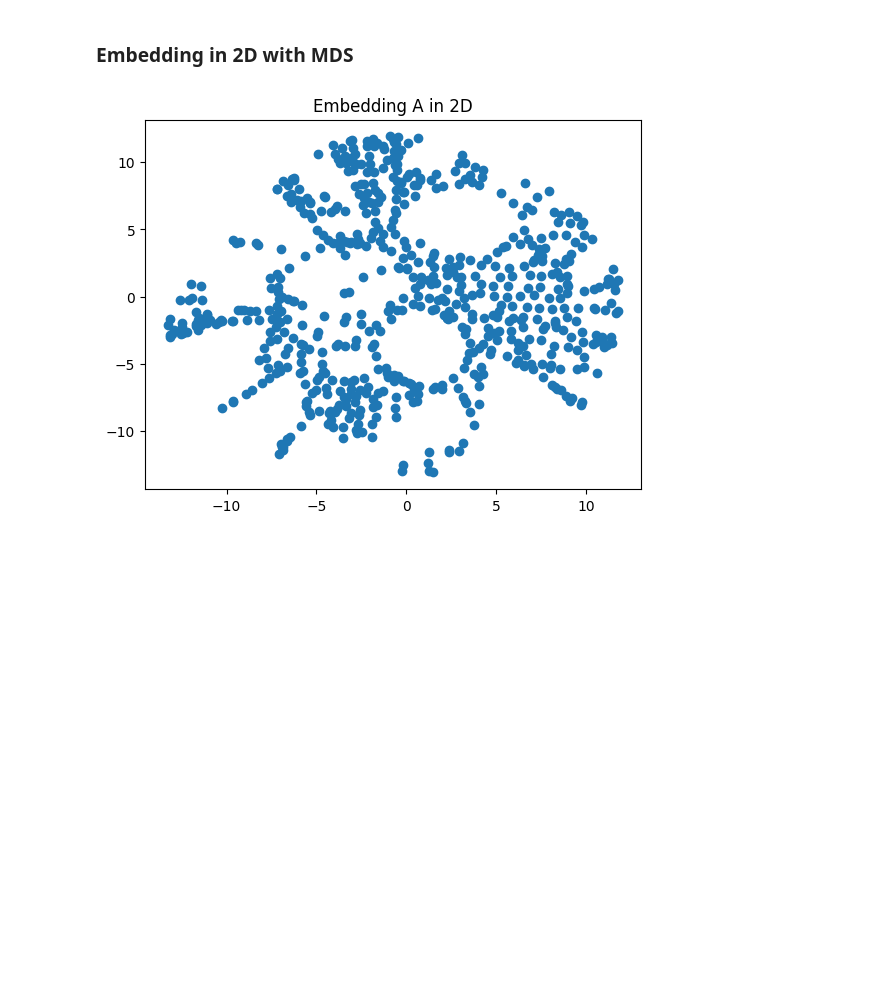
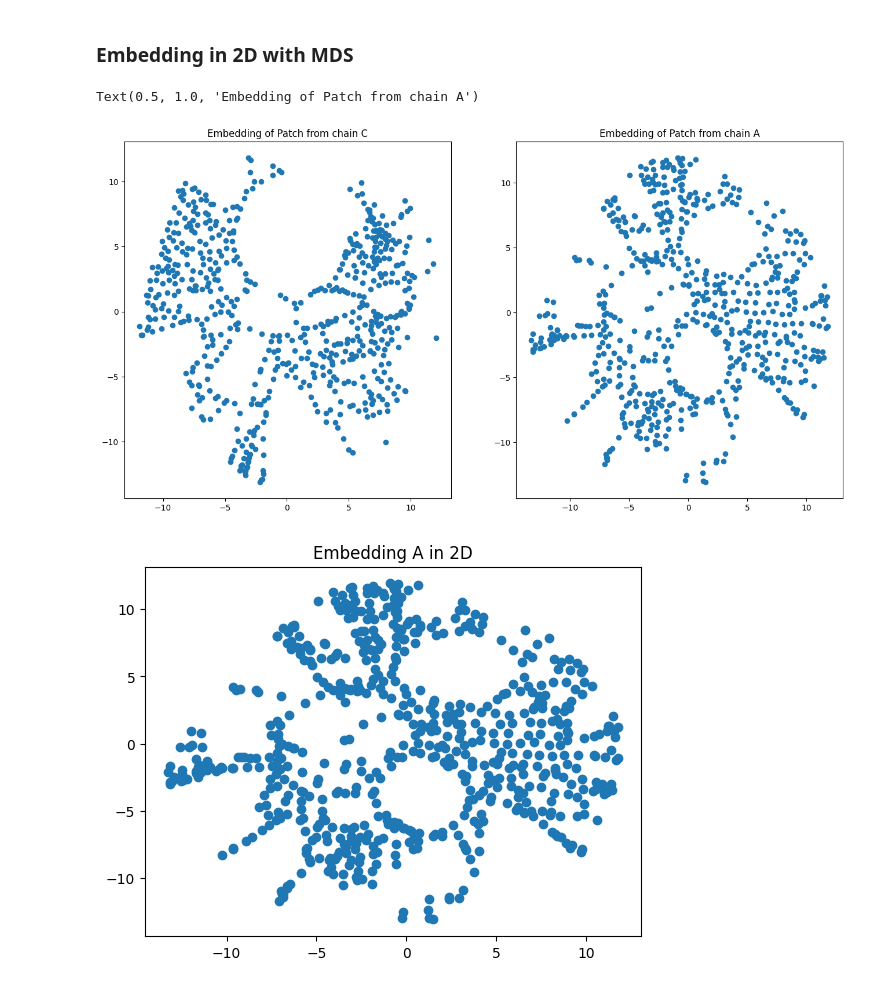
Before and after one commit to DavidGraber/protein_surface_modelling, a Jupyter notebook: main.ipynb, the cells around one changed output. Saved outputs shown, nothing was run; the diff lists cells and outputs as text; code cells hidden in the pictures; blank space fills up the shorter version.

```diff
--- a/main.ipynb
+++ b/main.ipynb
@@ -105,6 +105,19 @@ mds = MDS(dissimilarity='precomputed', random_state=0)
 # Get the embeddings
 embedding_A = mds.fit_transform(patch_A["distance_matrix"])
 embedding_C = mds.fit_transform(patch_C["distance_matrix"])
+# %%
+fig, ax = plt.subplots(2, 2, figsize=(16,8))
+
+plt.subplot(1,2,1)
+plt.scatter(embedding_C[:,0], embedding_C[:,1])
+plt.title("Embedding of Patch from chain C")
+
+plt.subplot(1,2,2)
+plt.scatter(embedding_A[:,0], embedding_A[:,1])
+plt.title("Embedding of Patch from chain A")
+# %% [output]
+Text(0.5, 1.0, 'Embedding of Patch from chain A')
+[figure, added]
 # %%
 plt.scatter(embedding_A[:,0], embedding_A[:,1])
 plt.title('Embedding A in 2D')
```
Also changed, not shown: parts of 6 cells of this notebook.
